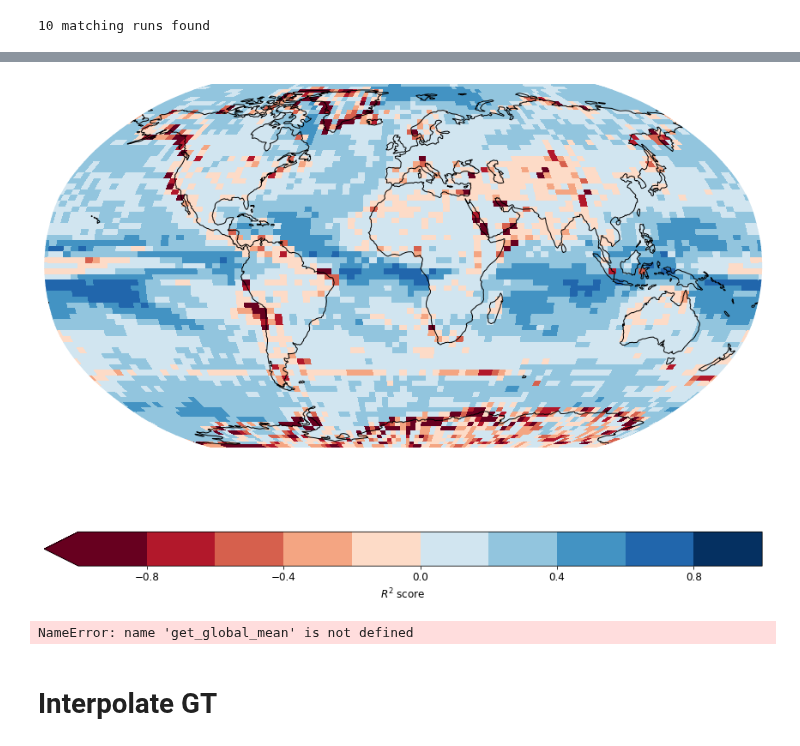
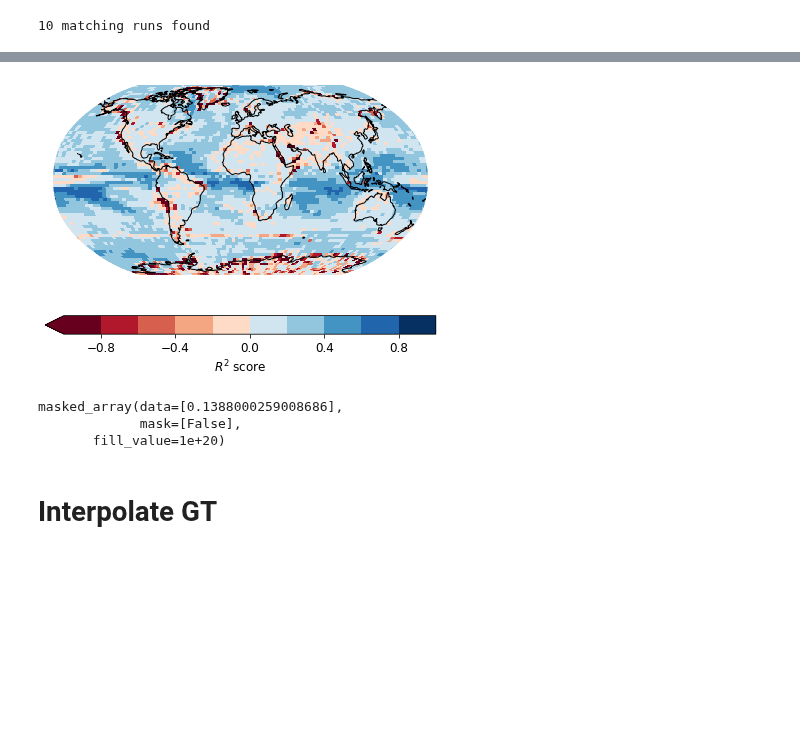
Before and after one commit to jonathanwider/isoEm, a Jupyter notebook: Test_Interpolatepy.ipynb, the cells around one changed output, grey strips where cells are left out. Saved outputs shown, nothing was run; the diff lists cells and outputs as text; code cells hidden in the pictures; blank space fills up the shorter version.

```diff
--- a/Test_Interpolatepy.ipynb
+++ b/Test_Interpolatepy.ipynb
@@ -191,7 +126,7 @@ predictions_list, descriptions_list = load_compatible_available_runs(base_folder
 # %% [output]
 10 matching runs found
 # %%
-interpolate_predictions(descriptions_list[0], predictions_list[0], output_folder=base_folder, script_folder=output_folder)
+data, gt = get_interpolated_data_and_gt(descriptions_list[0], predictions_list[0], output_folder=base_folder, script_folder=output_folder)
 # %% [output]
 cdo(1) setgrid: Process started
 cdo    remapcon: YAC first order conservative weights from unstructured (10230) to lonlat (96x73) grid
@@ -228,5 +161,0 @@ for l in ignore_vars:
-# %%
-ds = find_and_load_dataset(descriptions_list[0]["MODEL_TRAINING_DESCRIPTION"]["DATASET_FOLDER"], \
-                      d_reduced)
-
-gt = ds["test"]["targets"]
@@ -261,17 +162,20 @@ descriptions_list[0]["DATASET_DESCRIPTION"]
 # %%
-r2 = get_r2(predictions_list[0][:,1:-1,:], gt[:,0,...])
+r2 = get_r2(data, gt)
 
 fig, ax = plt.subplots(nrows=1, ncols=1, subplot_kw={'projection': r2_style["PROJECTION"]}, figsize=r2_style["FIGSIZE"])
 plot_map(ax, r2, d_l[0]["DATASET_DESCRIPTION"], r2_style)
 
 plt.axis("off")
 plt.show()
 # %% [output]
-[figure, old version]
+[figure, new version]
-# %%
-get_global_mean(r2, d_l[0])
-# %% [output]
-NameError: name 'get_global_mean' is not defined
+# %%
+from evaluate import *
+get_weighted_average(r2[np.newaxis,...], d_l[0]["DATASET_DESCRIPTION"])
+# %% [output]
+masked_array(data=[0.1388000259008686],
+             mask=[False],
+       fill_value=1e+20)
 # %% [markdown]
 # Interpolate GT
 # %%
```
Also changed, not shown: parts of 23 cells of this notebook.
